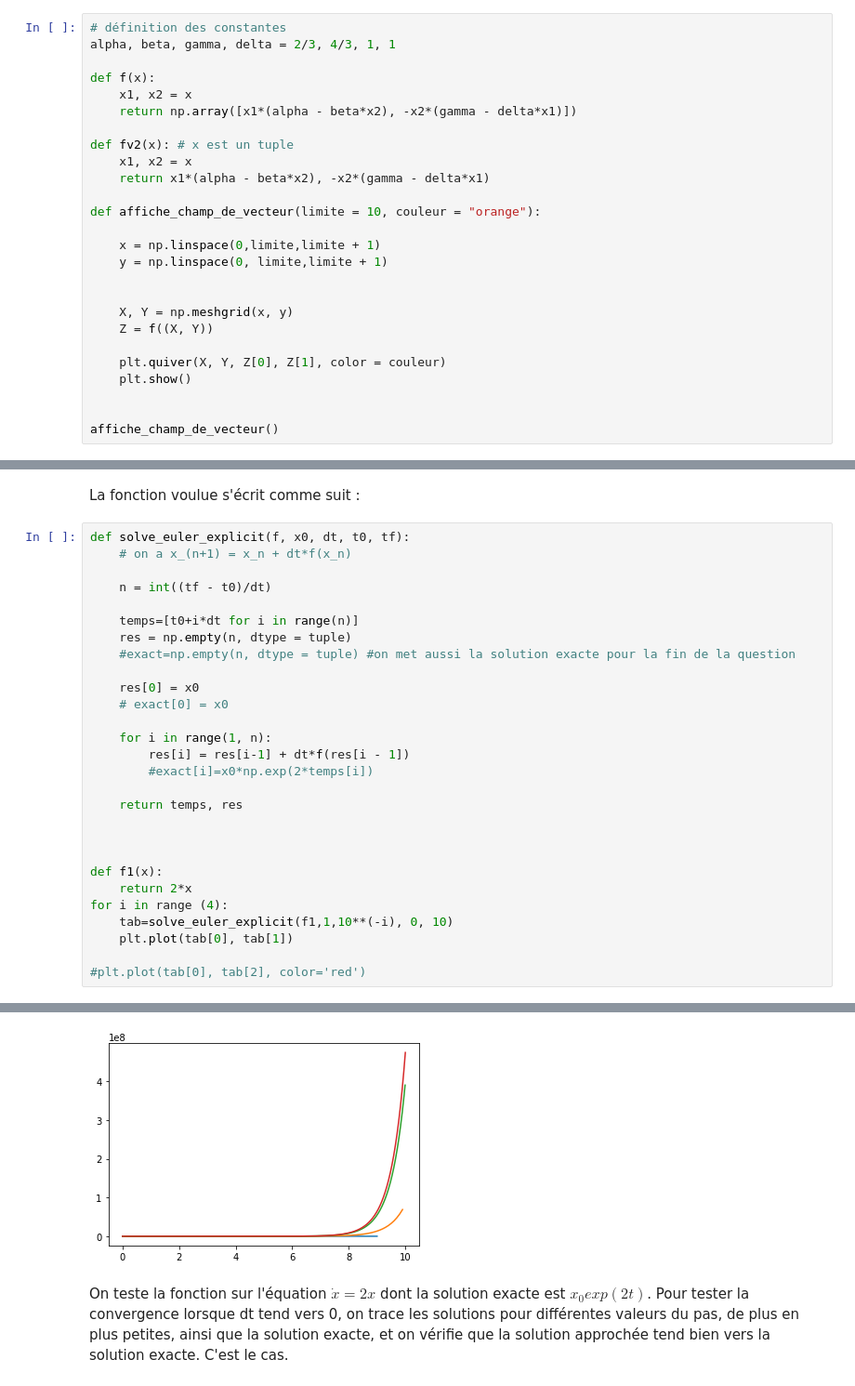
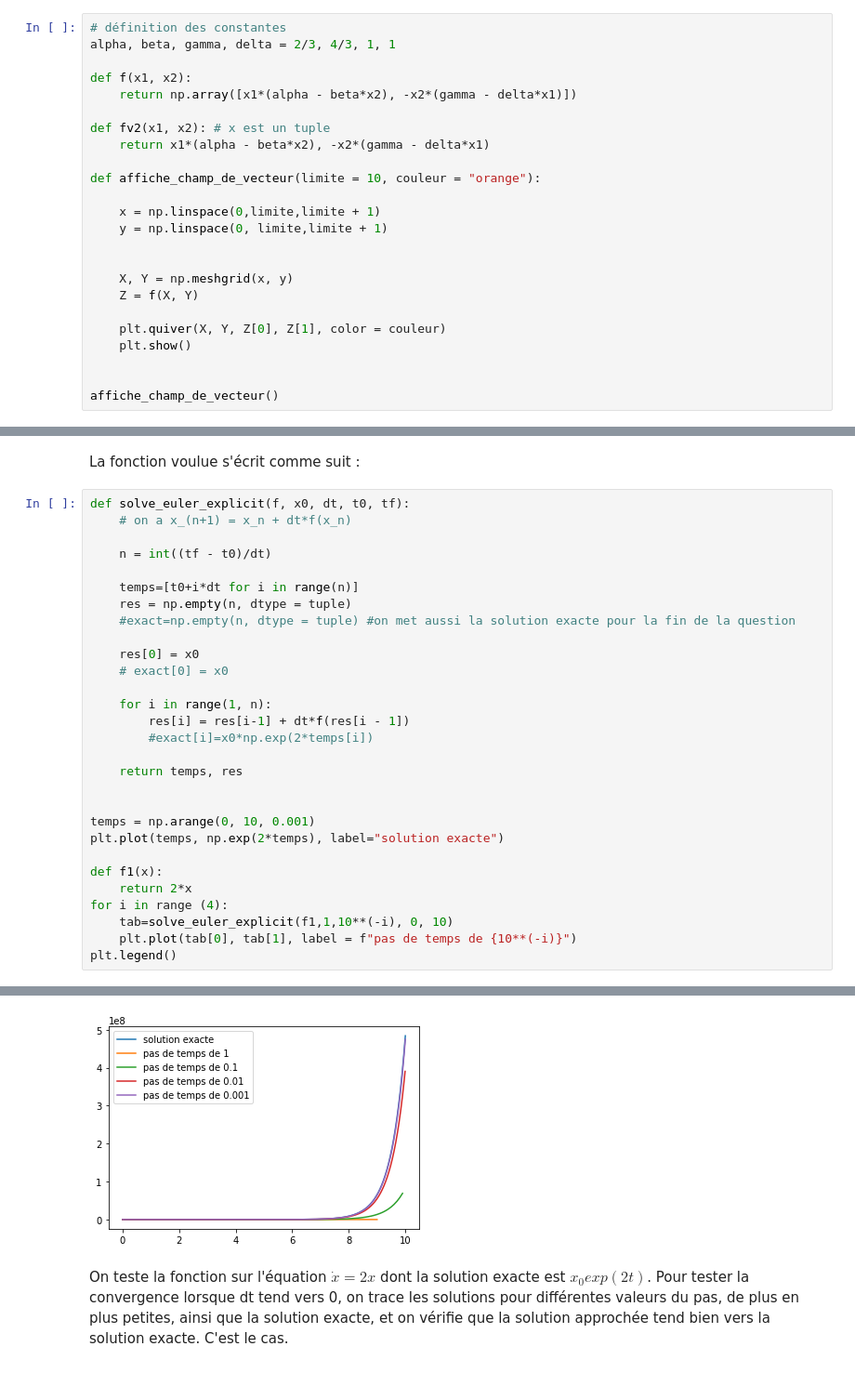
Before and after one commit to MariusMoulle/projet_numerique_2, a Jupyter notebook: Projet numérique 2 Moulle Marius Pierfitte Auguste.ipynb, the cells around one changed output, grey strips where cells are left out. Shown: that part at 93% size. Drawn from its saved outputs; the diff is of its cells as text.

```diff
--- a/Projet numérique 2 Moulle Marius Pierfitte Auguste.ipynb
+++ b/Projet numérique 2 Moulle Marius Pierfitte Auguste.ipynb
@@ -45,12 +45,10 @@ Après des essais non concluants, nous avons cherché des valeurs cohérentes de
 # définition des constantes
 alpha, beta, gamma, delta = 2/3, 4/3, 1, 1
 
-def f(x):
-    x1, x2 = x
+def f(x1, x2):
     return np.array([x1*(alpha - beta*x2), -x2*(gamma - delta*x1)])
 
-def fv2(x): # x est un tuple
-    x1, x2 = x
+def fv2(x1, x2): # x est un tuple
     return x1*(alpha - beta*x2), -x2*(gamma - delta*x1)
 
 def affiche_champ_de_vecteur(limite = 10, couleur = "orange"):
@@ -60,7 +58,7 @@ def affiche_champ_de_vecteur(limite = 10, couleur = "orange"):
 
 
     X, Y = np.meshgrid(x, y)
-    Z = f((X, Y))
+    Z = f(X, Y)
 
     plt.quiver(X, Y, Z[0], Z[1], color = couleur)
     plt.show()
@@ -180,12 +177,13 @@ def solve_euler_explicit(f, x0, dt, t0, tf):
     return temps, res
 
 
+temps = np.arange(0, 10, 0.001)
+plt.plot(temps, np.exp(2*temps), label="solution exacte")
 
 def f1(x):
     return 2*x
 for i in range (4):
     tab=solve_euler_explicit(f1,1,10**(-i), 0, 10)
-    plt.plot(tab[0], tab[1])
-
-#plt.plot(tab[0], tab[2], color='red')
+    plt.plot(tab[0], tab[1], label = f"pas de temps de {10**(-i)}")
+plt.legend()
 # %% [output]
@@ -192,4 +191,4 @@ for i in range (4):
-[figure, old version]
+[figure, new version]
 # %% [markdown]
 On teste la fonction sur l'équation $\dot{x}=2x$ dont la solution exacte est $x_0exp(2t)$. Pour tester la convergence lorsque dt tend vers 0, on trace les solutions pour différentes valeurs du pas, de plus en plus petites, ainsi que la solution exacte, et on vérifie que la solution approchée tend bien vers la solution exacte. C'est le cas.
 # %% [markdown]
```
Also changed, not shown: parts of 10 cells of this notebook.
